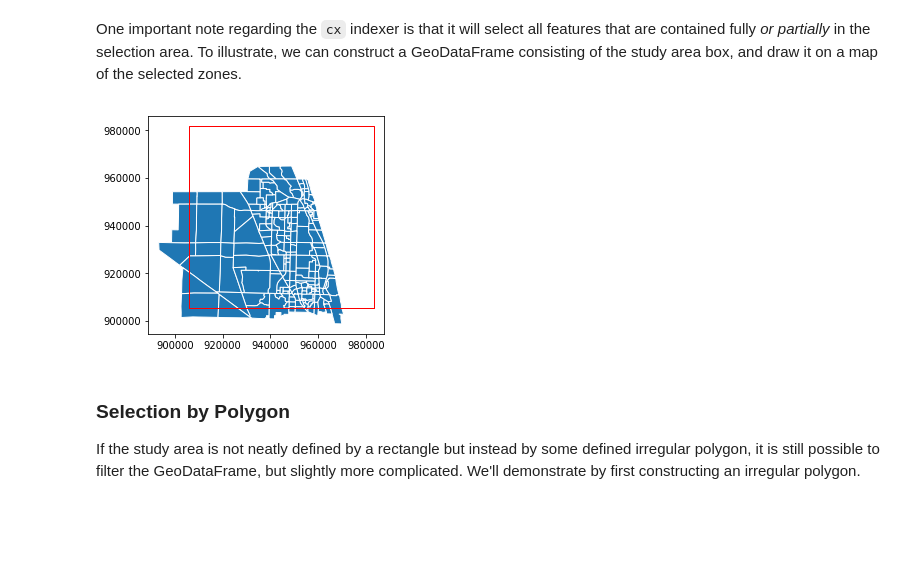
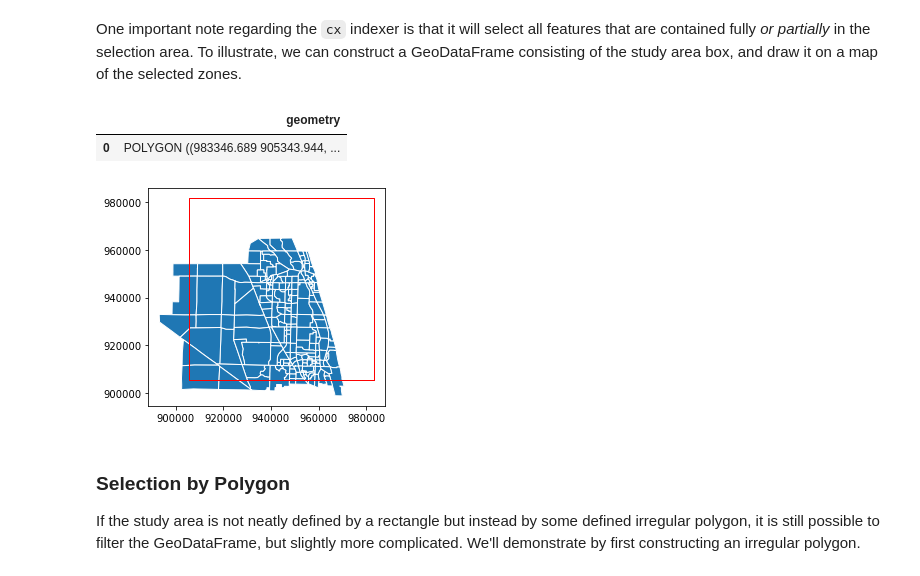
Before and after one commit to jpn--/python-for-transportation-modeling, a Jupyter notebook: course-content/geographic-analysis/working-with-geodata.ipynb, the cells around one changed output. Saved outputs shown, nothing was run; the diff lists cells and outputs as text; code cells hidden in the pictures; blank space fills up the shorter version.

```diff
--- a/course-content/geographic-analysis/working-with-geodata.ipynb
+++ b/course-content/geographic-analysis/working-with-geodata.ipynb
@@ -142,14 +170,21 @@ select all features that are contained fully *or partially* in
 the selection area.  To illustrate, we can construct a GeoDataFrame
 consisting of the study area box, and draw it on a map of the
 selected zones.
+# %%
+from shapely.geometry import box
+from pyproj import CRS
+study_area = gpd.GeoDataFrame(geometry=[box(xmin, ymin, xmax, ymax)], crs=CRS.from_epsg(2236))
+# %%
+study_area
+# %% [output]
+|  | geometry |
+| 0 | POLYGON ((983346.689 905343.944, ... |
 # %%
-from shapely.geometry import box
-study_area = gpd.GeoDataFrame(geometry=[box(xmin, ymin, xmax, ymax)], crs={'init': 'epsg:2236'})
 ax = taz_jupiter.plot(edgecolor='w')
 transparent = (0,0,0,0)
 ax = study_area.plot(ax=ax, edgecolor='red', facecolor=transparent)
 # %% [output]
-[figure, old version]
+[figure, new version]
 # %% [markdown]
 ### Selection by Polygon
 
```
Also changed, not shown: parts of 26 cells of this notebook.
